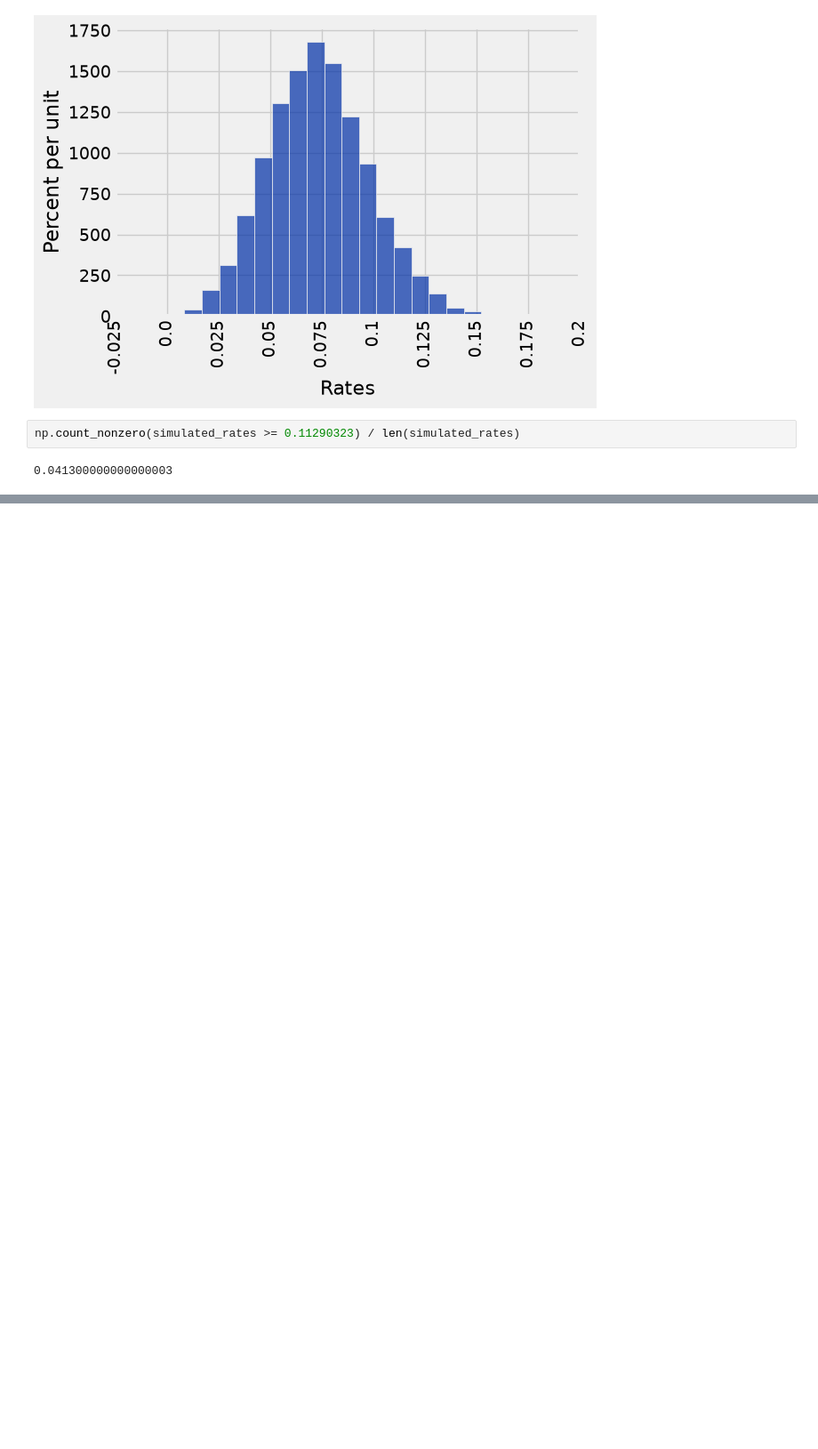
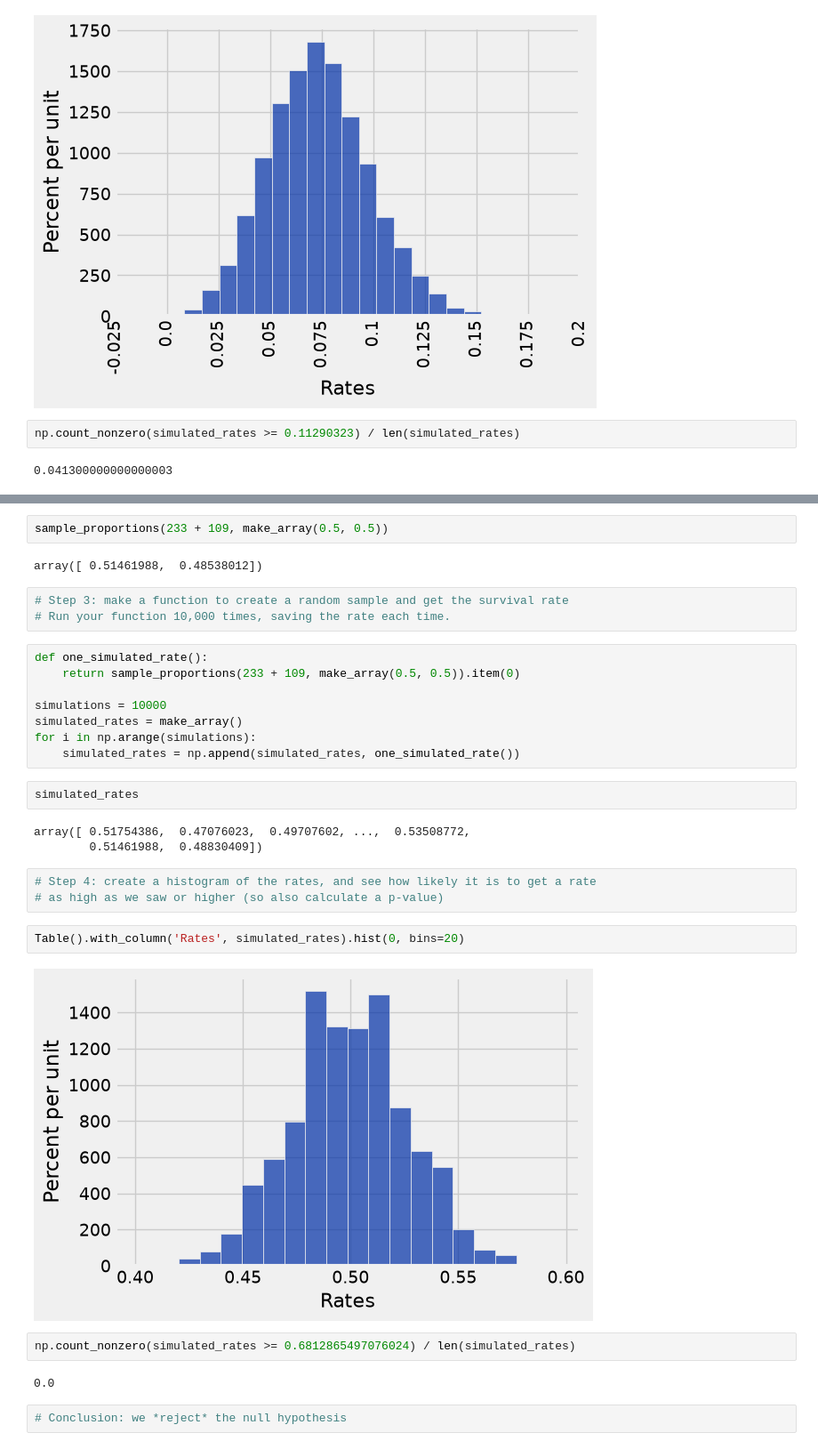
Before and after one commit to lawtonsclass/f26-code-from-class, a Jupyter notebook: data8/ch11.ipynb, the cells around one changed output, grey strips where cells are left out. Shown at 89% size. Drawn from its saved outputs; the diff is of its cells as text; blank space fills up the shorter version.

```diff
--- a/data8/ch11.ipynb
+++ b/data8/ch11.ipynb
@@ -583,0 +630,33 @@ np.count_nonzero(simulated_rates >= 0.11290323) / len(simulated_rates)
+# %%
+sample_proportions(233 + 109, make_array(0.5, 0.5))
+# %% [output]
+array([ 0.51461988,  0.48538012])
+# %%
+# Step 3: make a function to create a random sample and get the survival rate
+# Run your function 10,000 times, saving the rate each time.
+# %%
+def one_simulated_rate():
+    return sample_proportions(233 + 109, make_array(0.5, 0.5)).item(0)
+
+simulations = 10000
+simulated_rates = make_array()
+for i in np.arange(simulations):
+    simulated_rates = np.append(simulated_rates, one_simulated_rate())
+# %%
+simulated_rates
+# %% [output]
+array([ 0.51754386,  0.47076023,  0.49707602, ...,  0.53508772,
+        0.51461988,  0.48830409])
+# %%
+# Step 4: create a histogram of the rates, and see how likely it is to get a rate
+# as high as we saw or higher (so also calculate a p-value)
+# %%
+Table().with_column('Rates', simulated_rates).hist(0, bins=20)
+# %% [output]
+[figure, added]
+# %%
+np.count_nonzero(simulated_rates >= 0.6812865497076024) / len(simulated_rates)
+# %% [output]
+0.0
+# %%
+# Conclusion: we *reject* the null hypothesis
```
Also changed, not shown: parts of 18 cells of this notebook.
